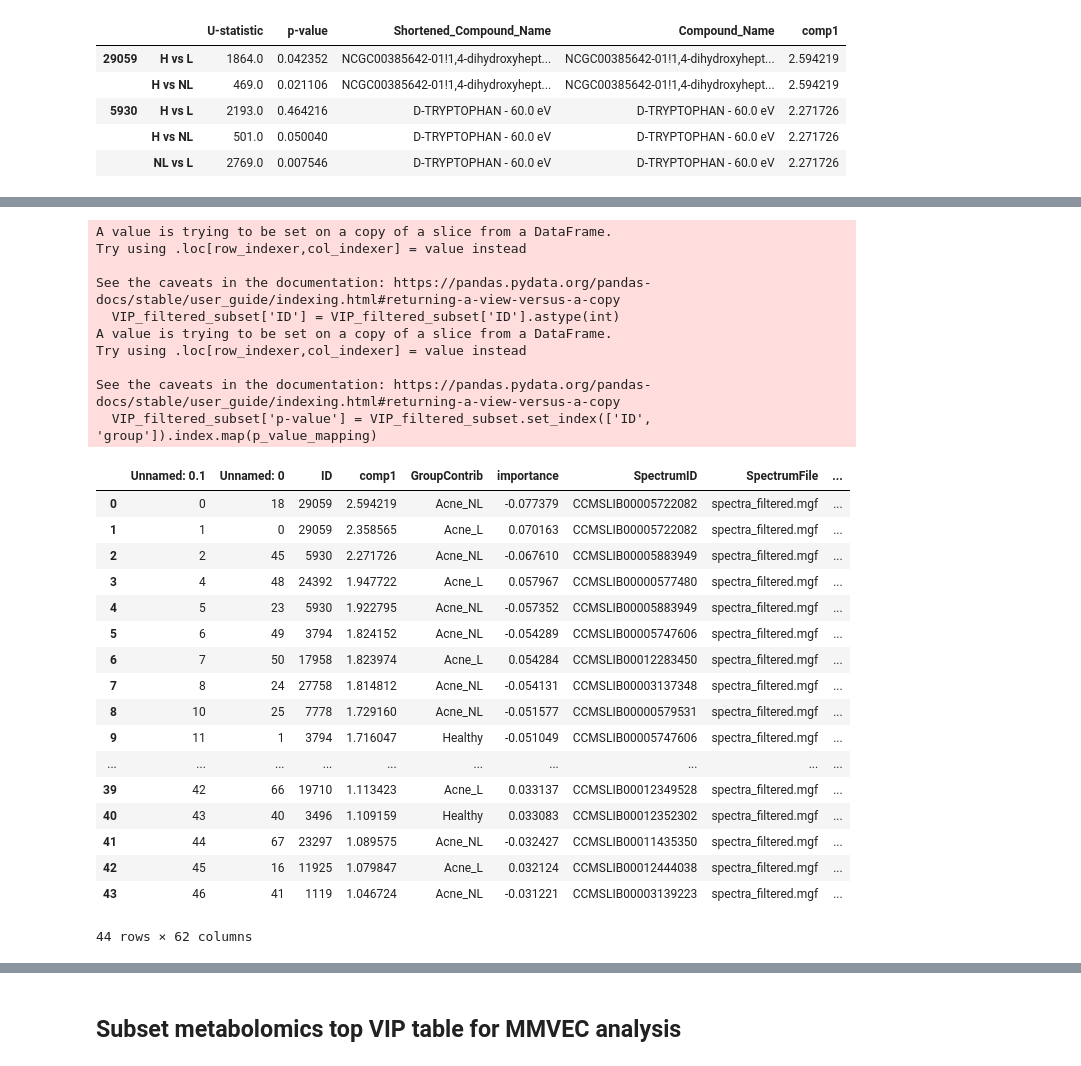
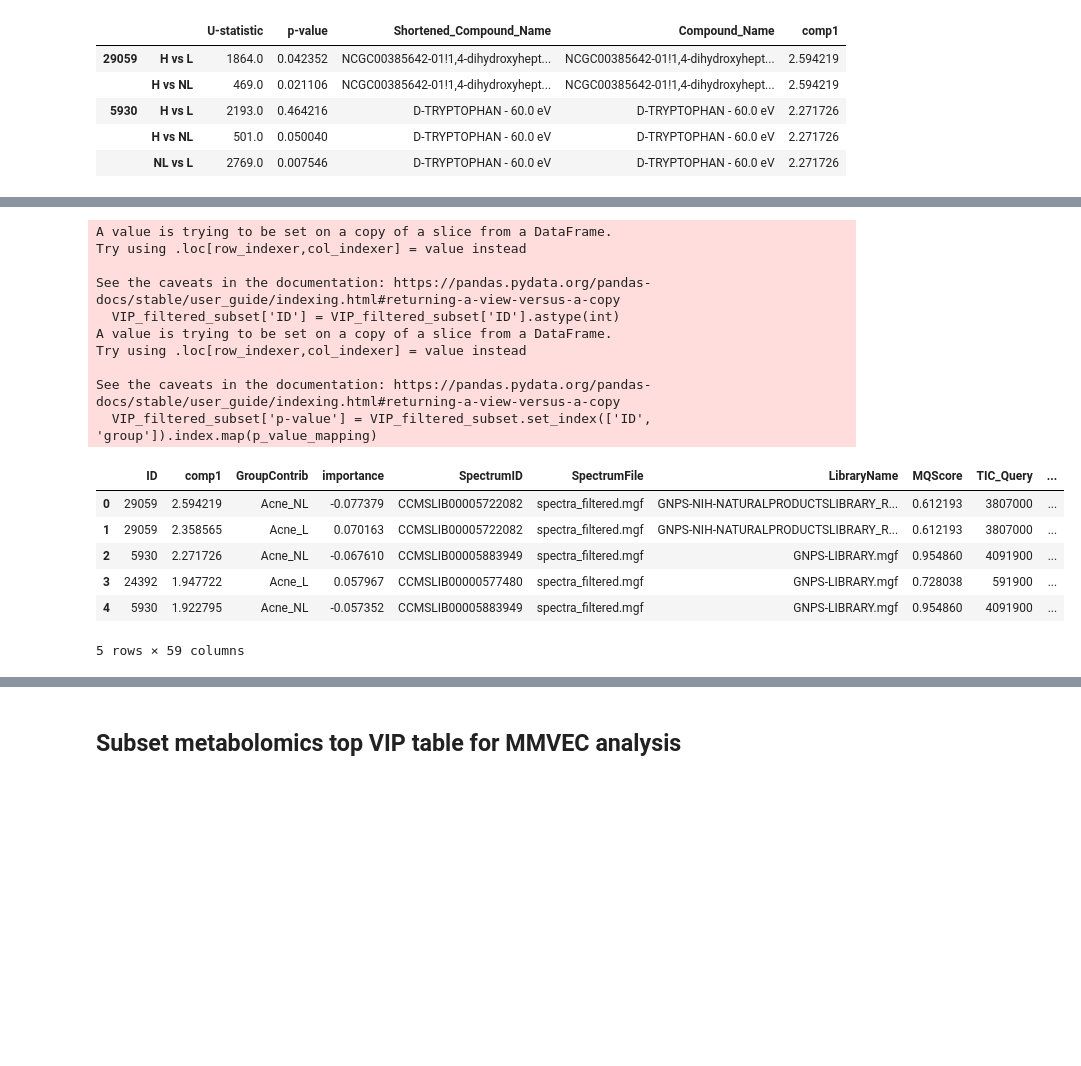
Before and after one commit to knightlab-analyses/Acne_Longitudinal_Microbiome, a Jupyter notebook: Notebooks/metabolomics_top_VIPs.ipynb, the cells around one changed output, grey strips where cells are left out. Saved outputs shown, nothing was run; the diff lists cells and outputs as text; code cells hidden in the pictures; blank space fills up the shorter version.

```diff
--- a/Notebooks/metabolomics_top_VIPs.ipynb
+++ b/Notebooks/metabolomics_top_VIPs.ipynb
@@ -300,0 +166,3 @@ VIP_filtered.head()
+# %%
+VIP_filtered = pd.read_csv('../Data/metabolomics/Run3_10252024/output/VIP_filtered_final_data_method2_11212024_with_shortened_names.csv', index_col=0)
+VIP_filtered
@@ -336,6 +202,6 @@ metaB_method2
 # %%
-# Set the 'SampleID' column as the index
-# metaB_table.set_index('SampleID', inplace=True)
+# Read in metabolomics table
+metaB_table = load_biom_table('../Data/metabolomics/Run3_10252024/metabolomics_method2.biom')
 
 # Convert columns in metaB_table to int (if applicable)
 metaB_table.columns = metaB_table.columns.astype(int)
@@ -345,5 +211,3 @@ features_to_keep = VIP_filtered['ID'].unique().astype(int)
 
 # Subset metaB_table using the integer feature list
 metaB_table_subset = metaB_table.loc[:, metaB_table.columns.isin(features_to_keep)]
-
-metaB_table_subset
@@ -395,7 +238,10 @@ metaB_table_subset['group'] = metaB_table_subset['group'].replace({
     'Acne_NL': 'NL'
 })
 
-metaB_table_subset
+# Map the 'subject_ID' column from metadata_subset to metaB_subset
+metaB_table_subset['subject_ID'] = metaB_table_subset.index.map(metadata_subset.set_index('SampleID')['subject_ID'])
+
+metaB_table_subset.head()
 # %% [output]
 A value is trying to be set on a copy of a slice from a DataFrame.
 Try using .loc[row_indexer,col_indexer] = value instead
@@ -656,56 +443,36 @@ VIP_filtered_subset = VIP_filtered[VIP_filtered.apply(filter_rows, axis=1)]
 # %%
 # Ensure Feature in VIP_filtered_subset and the primary index in filtered_features are the same type
 VIP_filtered_subset['ID'] = VIP_filtered_subset['ID'].astype(int)
 filtered_features.index = filtered_features.index.set_levels(
     filtered_features.index.levels[0].astype(int), level=0
 )
 
 # Create a MultiIndex mapping of (Feature, group) to p-value
 p_value_mapping = filtered_features['p-value']
 
 # Create a new column in VIP_filtered_subset for the p_value_bh
 VIP_filtered_subset['p-value'] = VIP_filtered_subset.set_index(['ID', 'group']).index.map(p_value_mapping)
 
 # Reset the index to return to the original structure if needed
 VIP_filtered_subset.reset_index(drop=True, inplace=True)
 
-# Map the name from Shortened_Compound_Name
-# Drop duplicate IDs, keeping the first occurrence
-# unique_mapping = filtered_features.drop_duplicates(subset='ID').set_index('ID')['Shortened_Compound_Name']
-
-# Now map the values
-# VIP_filtered_subset['Shortened_Compound_Name'] = VIP_filtered_subset['ID'].map(unique_mapping)
-# VIP_filtered_subset.loc[VIP_filtered_subset['Shortened_Compound_Name'] == 'Tryptophan', 'subclass'] = 'Amino acids, peptides, and analogues'
-
-
 # View the updated DataFrame
-VIP_filtered_subset
+VIP_filtered_subset.head()
 # %% [output]
 A value is trying to be set on a copy of a slice from a DataFrame.
 Try using .loc[row_indexer,col_indexer] = value instead
 
 See the caveats in the documentation: https://pandas.pydata.org/pandas-docs/stable/user_guide/indexing.html#returning-a-view-versus-a-copy
   VIP_filtered_subset['ID'] = VIP_filtered_subset['ID'].astype(int)
 A value is trying to be set on a copy of a slice from a DataFrame.
 Try using .loc[row_indexer,col_indexer] = value instead
 
 See the caveats in the documentation: https://pandas.pydata.org/pandas-docs/stable/user_guide/indexing.html#returning-a-view-versus-a-copy
   VIP_filtered_subset['p-value'] = VIP_filtered_subset.set_index(['ID', 'group']).index.map(p_value_mapping)
-|  | Unnamed: 0.1 | Unnamed: 0 | ID | comp1 | GroupContrib | importance | SpectrumID | SpectrumFile | ... |
-| 0 | 0 | 18 | 29059 | 2.594219 | Acne_NL | -0.077379 | CCMSLIB00005722082 | spectra_filtered.mgf | ... |
-| 1 | 1 | 0 | 29059 | 2.358565 | Acne_L | 0.070163 | CCMSLIB00005722082 | spectra_filtered.mgf | ... |
-| 2 | 2 | 45 | 5930 | 2.271726 | Acne_NL | -0.067610 | CCMSLIB00005883949 | spectra_filtered.mgf | ... |
-| 3 | 4 | 48 | 24392 | 1.947722 | Acne_L | 0.057967 | CCMSLIB00000577480 | spectra_filtered.mgf | ... |
-| 4 | 5 | 23 | 5930 | 1.922795 | Acne_NL | -0.057352 | CCMSLIB00005883949 | spectra_filtered.mgf | ... |
-| 5 | 6 | 49 | 3794 | 1.824152 | Acne_NL | -0.054289 | CCMSLIB00005747606 | spectra_filtered.mgf | ... |
-| 6 | 7 | 50 | 17958 | 1.823974 | Acne_L | 0.054284 | CCMSLIB00012283450 | spectra_filtered.mgf | ... |
-| 7 | 8 | 24 | 27758 | 1.814812 | Acne_NL | -0.054131 | CCMSLIB00003137348 | spectra_filtered.mgf | ... |
-| 8 | 10 | 25 | 7778 | 1.729160 | Acne_NL | -0.051577 | CCMSLIB00000579531 | spectra_filtered.mgf | ... |
-| 9 | 11 | 1 | 3794 | 1.716047 | Healthy | -0.051049 | CCMSLIB00005747606 | spectra_filtered.mgf | ... |
-| ... | ... | ... | ... | ... | ... | ... | ... | ... | ... |
-| 39 | 42 | 66 | 19710 | 1.113423 | Acne_L | 0.033137 | CCMSLIB00012349528 | spectra_filtered.mgf | ... |
-| 40 | 43 | 40 | 3496 | 1.109159 | Healthy | 0.033083 | CCMSLIB00012352302 | spectra_filtered.mgf | ... |
-| 41 | 44 | 67 | 23297 | 1.089575 | Acne_NL | -0.032427 | CCMSLIB00011435350 | spectra_filtered.mgf | ... |
-| 42 | 45 | 16 | 11925 | 1.079847 | Acne_L | 0.032124 | CCMSLIB00012444038 | spectra_filtered.mgf | ... |
-| 43 | 46 | 41 | 1119 | 1.046724 | Acne_NL | -0.031221 | CCMSLIB00003139223 | spectra_filtered.mgf | ... |
+|  | ID | comp1 | GroupContrib | importance | SpectrumID | SpectrumFile | LibraryName | MQScore | TIC_Query | ... |
+| 0 | 29059 | 2.594219 | Acne_NL | -0.077379 | CCMSLIB00005722082 | spectra_filtered.mgf | GNPS-NIH-NATURALPRODUCTSLIBRARY_R... | 0.612193 | 3807000 | ... |
+| 1 | 29059 | 2.358565 | Acne_L | 0.070163 | CCMSLIB00005722082 | spectra_filtered.mgf | GNPS-NIH-NATURALPRODUCTSLIBRARY_R... | 0.612193 | 3807000 | ... |
+| 2 | 5930 | 2.271726 | Acne_NL | -0.067610 | CCMSLIB00005883949 | spectra_filtered.mgf | GNPS-LIBRARY.mgf | 0.954860 | 4091900 | ... |
+| 3 | 24392 | 1.947722 | Acne_L | 0.057967 | CCMSLIB00000577480 | spectra_filtered.mgf | GNPS-LIBRARY.mgf | 0.728038 | 591900 | ... |
+| 4 | 5930 | 1.922795 | Acne_NL | -0.057352 | CCMSLIB00005883949 | spectra_filtered.mgf | GNPS-LIBRARY.mgf | 0.954860 | 4091900 | ... |
-44 rows × 62 columns
+5 rows × 59 columns
```
Also changed, not shown: parts of 34 cells of this notebook, 38 other files.
